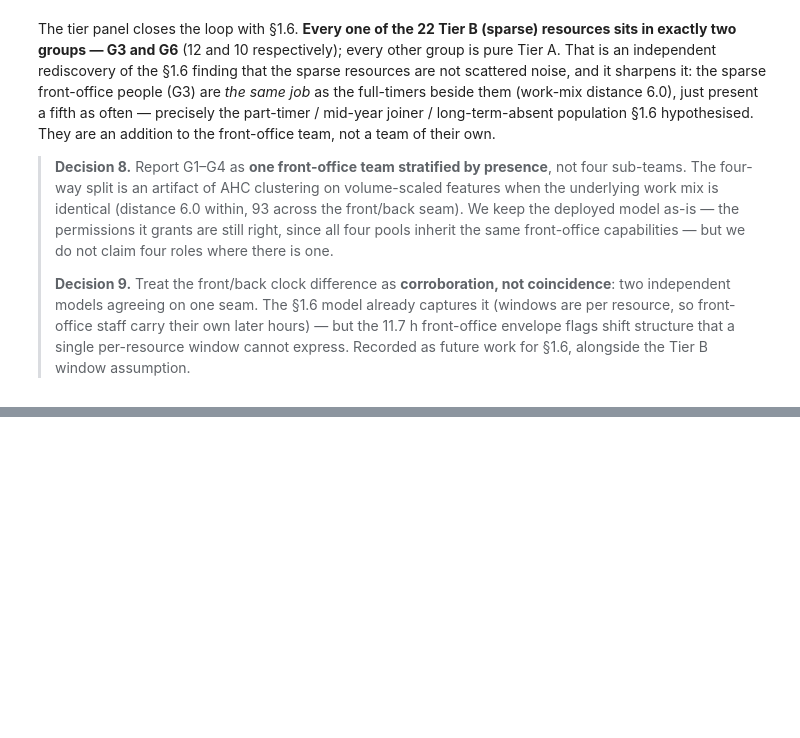
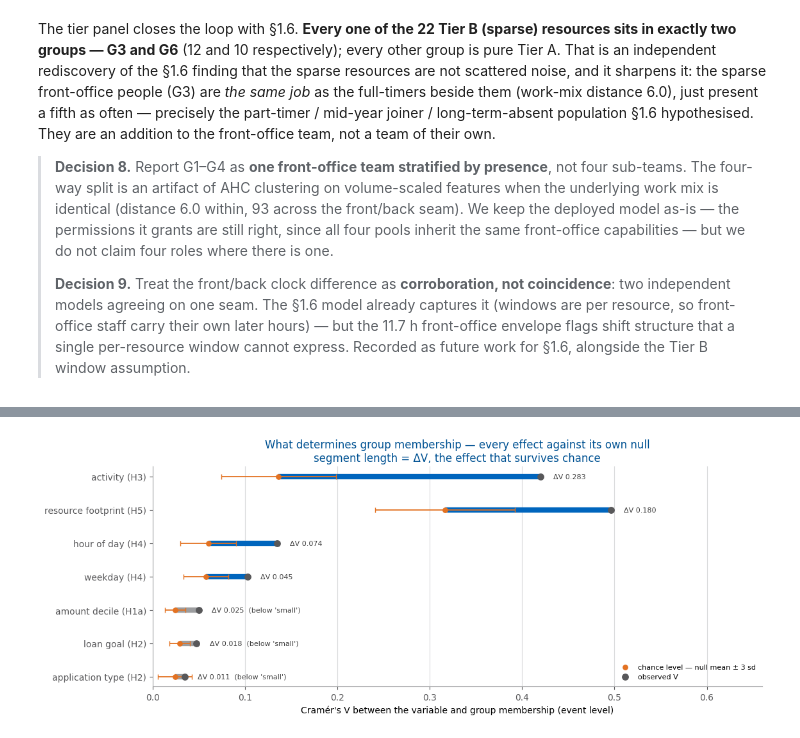
Before and after one commit to ophdn/bpic17-process-mining-group-assignment, a Jupyter notebook: notebooks/02_resource_permissions.ipynb, the cells around one changed output, grey strips where cells are left out. Cells and saved outputs as stored; diff of their text form; code cells hidden in the pictures; blank space fills up the shorter version.

```diff
--- a/notebooks/02_resource_permissions.ipynb
+++ b/notebooks/02_resource_permissions.ipynb
@@ -876,0 +1350,90 @@ The tier panel closes the loop with §1.6. **Every one of the 22 Tier B (sparse)
+# %%
+# §12 — every hypothesis against its own null, ranked by bias-corrected effect size.
+rows = []
+for name, col in VARS.items():
+    t = permutation_test(resource_counts(col))
+    rows.append({"hypothesis": name, "categories": V[col].nunique(),
+                 "V obs": t["V"]["obs"], "V null": t["V"]["null_mean"],
+                 "null sd": t["V"]["null_sd"], "dV": t["V"]["delta"],
+                 "z": t["V"]["z"], "p": t["V"]["p"],
+                 "TV obs": t["TV"]["obs"], "TV null": t["TV"]["null_mean"],
+                 "TV z": t["TV"]["z"]})
+
+# H1b — the tail test. Same null, different statistic: does a group's share of the
+# top-5%-by-amount events depart from its share of all events?
+cut = amt_case.quantile(0.95)
+top = set(amt_case[amt_case > cut].index)
+is_top = V["case:concept:name"].isin(top).to_numpy()
+res_i = V["org:resource"].map(r_idx).to_numpy()
+n_top = np.bincount(res_i[is_top], minlength=len(resources)).astype(float)
+n_all = np.bincount(res_i, minlength=len(resources)).astype(float)
+
+def tail_tv(lab):
+    st = np.bincount(lab, weights=n_top, minlength=NG) / n_top.sum()
+    sa = np.bincount(lab, weights=n_all, minlength=NG) / n_all.sum()
+    return 0.5 * np.abs(st - sa).sum()
+
+rng = np.random.default_rng(SEED)
+tail_null = np.array([tail_tv(rng.permutation(labels)) for _ in range(N_PERM)])
+tail_obs = tail_tv(labels)
+rows.append({"hypothesis": "amount tail, top 5% (H1b)", "categories": 2,
+             "V obs": np.nan, "V null": np.nan, "null sd": tail_null.std(ddof=1),
+             "dV": np.nan, "z": (tail_obs - tail_null.mean()) / tail_null.std(ddof=1),
+             "p": (1 + (tail_null >= tail_obs).sum()) / (N_PERM + 1),
+             "TV obs": tail_obs, "TV null": tail_null.mean(), "TV z": np.nan})
+
+rank = pd.DataFrame(rows).sort_values("dV", ascending=False, na_position="last")
+
+# Verdict, in two parts, because at n = 475,306 events they come apart:
+#   (1) does the effect clear its null at all?  (2) is it big enough to mean anything?
+# Cohen's thresholds for w (0.1 small / 0.3 medium / 0.5 large) become thresholds on V
+# after dividing by sqrt(df) — so a 24-category variable needs a smaller V than a
+# 2-category one to say the same thing. Applied to dV, i.e. after the null is removed.
+# This is a stated convention, not a law, but it is a *principled* one and it is applied
+# identically to every hypothesis.
+def verdict(r):
+    if r["p"] >= 0.01:
+        return "NOT SUPPORTED — does not clear null"
+    if pd.isna(r["dV"]):
+        return "clears null (tail statistic)"
+    df = max(min(NG, r["categories"]) - 1, 1)
+    small, medium, large = (t / np.sqrt(df) for t in (0.1, 0.3, 0.5))
+    if r["dV"] >= large:   return "SUPPORTED — large"
+    if r["dV"] >= medium:  return "SUPPORTED — medium"
+    if r["dV"] >= small:   return "SUPPORTED — small"
+    return "NOT SUPPORTED — clears null, effect below 'small'"
+rank["verdict"] = rank.apply(verdict, axis=1)
+rank["V small-effect bar"] = [0.1 / np.sqrt(max(min(NG, c) - 1, 1))
+                              for c in rank["categories"]]
+
+print(f"Ranked by dV = Cramer's V observed - Cramer's V under the null "
+      f"({N_PERM} permutations, seed {SEED})\n")
+print(rank[["hypothesis", "V obs", "V null", "dV", "V small-effect bar", "z", "p",
+            "verdict"]].to_string(index=False, float_format=lambda x: f"{x:.3f}"))
+
+# A gap chart: each segment runs from where CHANCE puts the effect to where it actually
+# lands, so the length of the segment *is* dV — one scale, no bar-from-zero to mislead.
+fig, ax = plt.subplots(figsize=(11.5, 4.6))
+plot = rank.dropna(subset=["dV"]).iloc[::-1]
+y = np.arange(len(plot))
+supported = plot["verdict"].str.startswith("SUPPORTED")
+ax.hlines(y, plot["V null"], plot["V obs"], lw=6, zorder=3,
+          color=[BLUE if s else TUM_GRAY for s in supported])
+ax.errorbar(plot["V null"], y, xerr=3 * plot["null sd"], fmt="none", ecolor=AMBER,
+            lw=1.3, capsize=3, zorder=4)
+ax.scatter(plot["V null"], y, s=28, color=AMBER, zorder=5,
+           label="chance level — null mean ± 3 sd")
+ax.scatter(plot["V obs"], y, s=46, color=TUM_GRAY_DARK, zorder=6, label="observed V")
+for i, (d, v, s) in enumerate(zip(plot["dV"], plot["V obs"], supported)):
+    ax.text(v + .014, i, f"ΔV {d:.3f}" + ("" if s else "  (below 'small')"),
+            va="center", fontsize=8, color="0.25")
+ax.set(yticks=y, yticklabels=plot["hypothesis"], xlim=(0, 0.66),
+       xlabel="Cramér's V between the variable and group membership (event level)",
+       title="What determines group membership — every effect against its own null\n"
+             "segment length = ΔV, the effect that survives chance")
+ax.legend(loc="lower right", fontsize=8); ax.grid(axis="y", visible=False)
+plt.tight_layout(); plt.show()
+
+rank[["hypothesis", "categories", "V obs", "V null", "null sd", "dV", "z", "p",
+      "TV obs", "TV null", "verdict"]].round(4)
+# %% [output]
@@ -876,0 +1451 @@ The tier panel closes the loop with §1.6. **Every one of the 22 Tier B (sparse)
+[figure, added]
```
Also changed, not shown: parts of 16 cells of this notebook, 1 other file.
